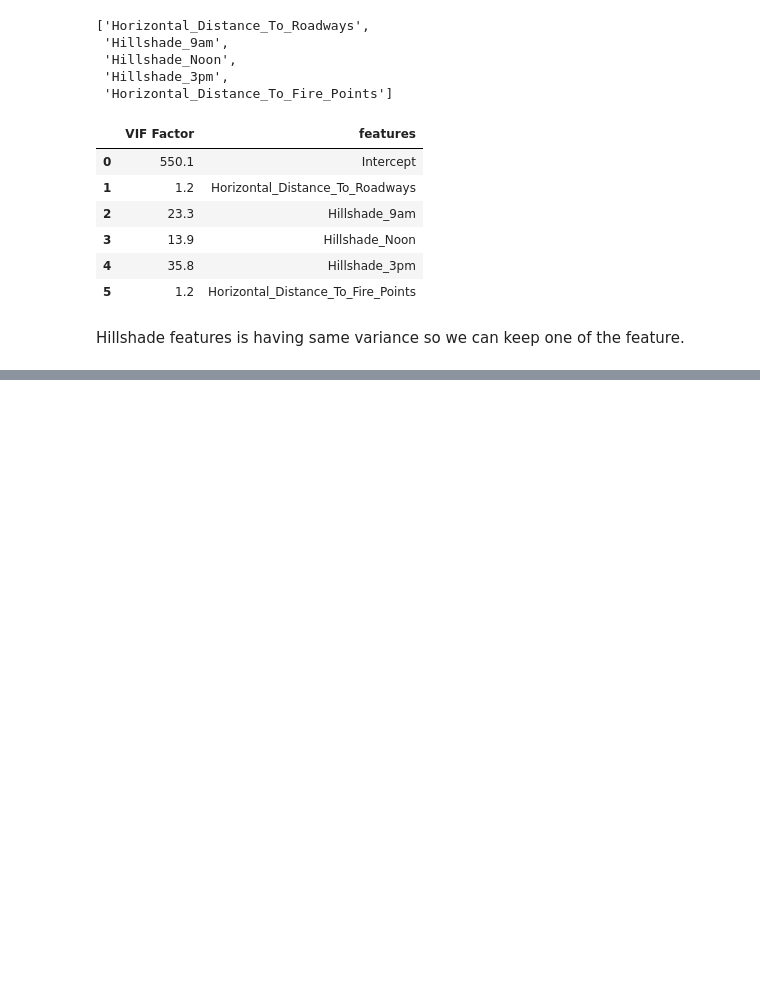
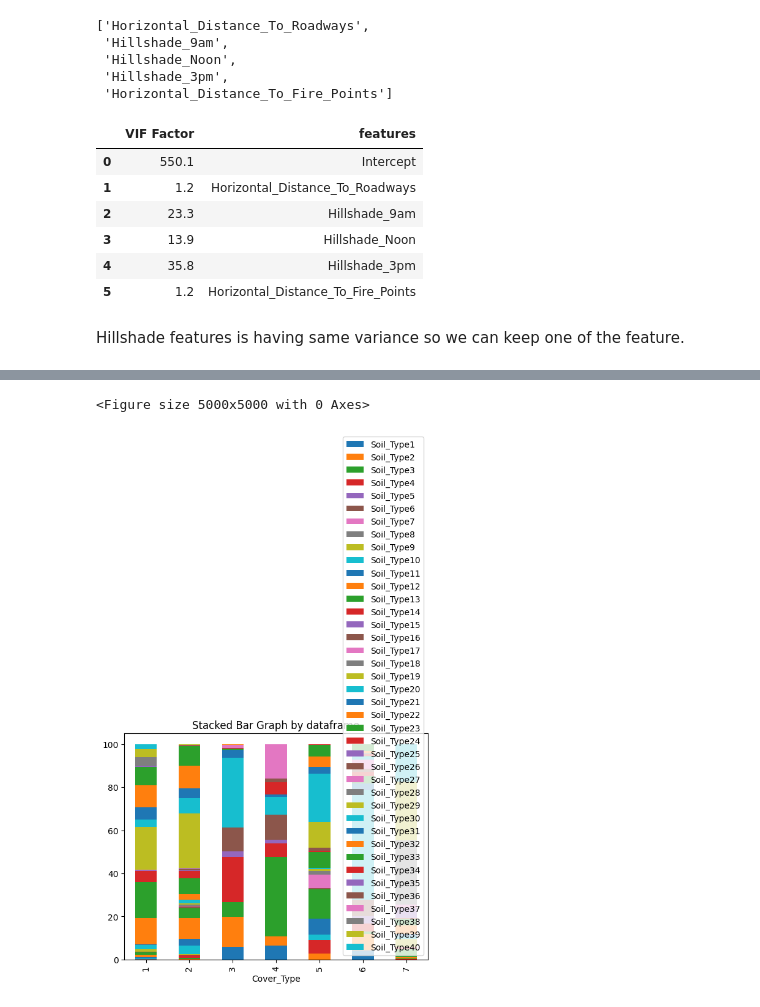
Before and after one commit to akhil97/Final-Project-Group7, a Jupyter notebook: Yashwant/Forest_Cover_prediction.ipynb, the cells around one changed output, grey strips where cells are left out. Saved outputs shown, nothing was run; the diff lists cells and outputs as text; code cells hidden in the pictures; blank space fills up the shorter version.

```diff
--- a/Yashwant/Forest_Cover_prediction.ipynb
+++ b/Yashwant/Forest_Cover_prediction.ipynb
@@ -184,0 +384,2 @@ Hillshade features is having same variance so we can keep one of the feature.
+# %%
+soil_contri = pd.DataFrame(data = {'Cover_Type':[1,2,3,4,5,6,7]})
@@ -184,0 +406,14 @@ Hillshade features is having same variance so we can keep one of the feature.
+# %%
+col = ['Soil_Type1', 'Soil_Type2', 'Soil_Type3', 'Soil_Type4', 'Soil_Type5',
+       'Soil_Type6', 'Soil_Type7', 'Soil_Type8', 'Soil_Type9', 'Soil_Type10',
+       'Soil_Type11', 'Soil_Type12', 'Soil_Type13', 'Soil_Type14',
+       'Soil_Type15', 'Soil_Type16', 'Soil_Type17', 'Soil_Type18',
+       'Soil_Type19', 'Soil_Type20', 'Soil_Type21', 'Soil_Type22',
+       'Soil_Type23', 'Soil_Type24', 'Soil_Type25', 'Soil_Type26',
+       'Soil_Type27', 'Soil_Type28', 'Soil_Type29', 'Soil_Type30',
+       'Soil_Type31', 'Soil_Type32', 'Soil_Type33', 'Soil_Type34',
+       'Soil_Type35', 'Soil_Type36', 'Soil_Type37', 'Soil_Type38',
+       'Soil_Type39', 'Soil_Type40']
+
+for i in col:
+  soil_contri = soil_contri.merge(df[df[i]==1].groupby(['Cover_Type'])[i].count().rename(i).reset_index(), on='Cover_Type', how='left')
@@ -184,0 +445,2 @@ Hillshade features is having same variance so we can keep one of the feature.
+# %%
+ soil_contri = soil_contri.merge(df['Cover_Type'].value_counts().reset_index().rename(columns = {'index':'Cover_Type','Cover_Type':'Total_count'}), on='Cover_Type', how='left')
@@ -184,0 +456,19 @@ Hillshade features is having same variance so we can keep one of the feature.
+# %%
+def my_func(x,a):
+    try:
+        return ((x[a]) / (x['Total_count']))* 100
+    except (ZeroDivisionError, ValueError):
+        return 0
+
+col = ['Soil_Type1', 'Soil_Type2', 'Soil_Type3', 'Soil_Type4', 'Soil_Type5',
+       'Soil_Type6', 'Soil_Type7', 'Soil_Type8', 'Soil_Type9', 'Soil_Type10',
+       'Soil_Type11', 'Soil_Type12', 'Soil_Type13', 'Soil_Type14',
+       'Soil_Type15', 'Soil_Type16', 'Soil_Type17', 'Soil_Type18',
+       'Soil_Type19', 'Soil_Type20', 'Soil_Type21', 'Soil_Type22',
+       'Soil_Type23', 'Soil_Type24', 'Soil_Type25', 'Soil_Type26',
+       'Soil_Type27', 'Soil_Type28', 'Soil_Type29', 'Soil_Type30',
+       'Soil_Type31', 'Soil_Type32', 'Soil_Type33', 'Soil_Type34',
+       'Soil_Type35', 'Soil_Type36', 'Soil_Type37', 'Soil_Type38',
+       'Soil_Type39', 'Soil_Type40']
+for i in col:
+  soil_contri[i] = my_func(soil_contri,i)
@@ -184,0 +486,8 @@ Hillshade features is having same variance so we can keep one of the feature.
+# %%
+import matplotlib.pyplot as plt
+plt.figure(figsize=(50,50))
+k = soil_contri.drop(['Total_count'], axis = 1).plot(x='Cover_Type', kind='bar', stacked=True,title='Stacked Bar Graph by dataframe')
+plt.show()
+# %% [output]
+<Figure size 5000x5000 with 0 Axes>
+[figure, added]
```
Also changed, not shown: parts of 57 cells of this notebook.
